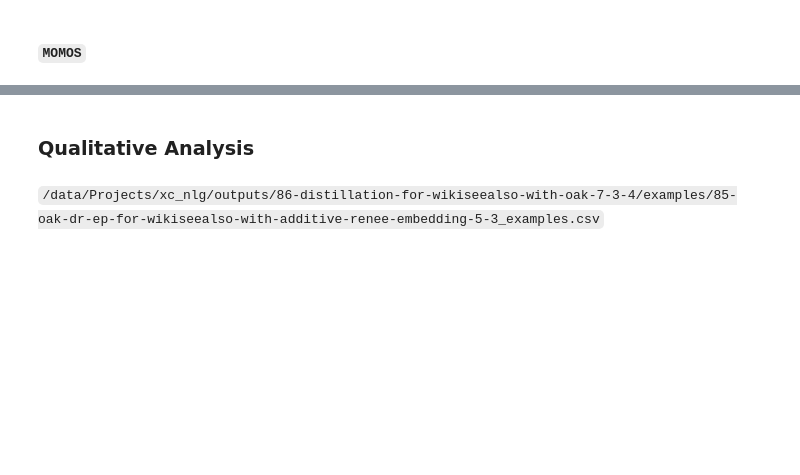
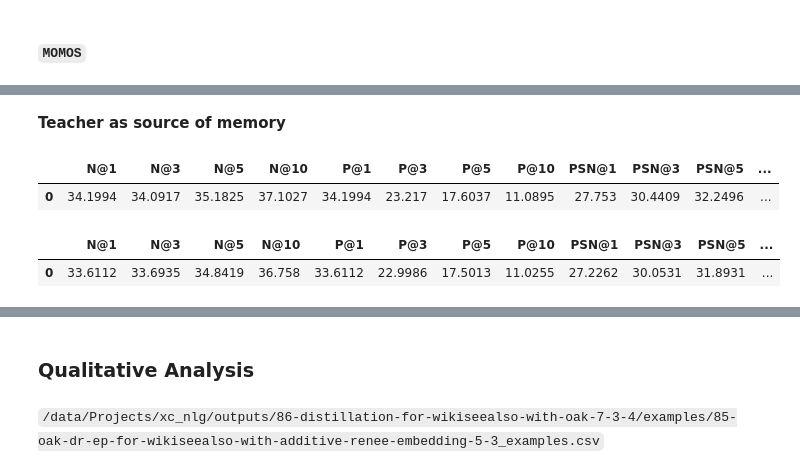
Before and after one commit to suchith720/medic, a Jupyter notebook: nbs/21_experiment-summary.ipynb, the cells around one changed output, grey strips where cells are left out. Drawn from its saved outputs; the diff is of its cells as text; code cells hidden in the pictures; blank space fills up the shorter version.

```diff
--- a/nbs/21_experiment-summary.ipynb
+++ b/nbs/21_experiment-summary.ipynb
@@ -448,0 +456,16 @@ display_metric(m)
+# %% [markdown]
+__Teacher as source of memory__
+# %%
+# Metadata datapoint centroid
+m = {'eval_N@1': 0.34199362993240356, 'eval_N@10': 0.37102705240249634, 'eval_N@3': 0.3409167230129242, 'eval_N@5': 0.3518246114253998, 'eval_P@1': 0.3419936343407599, 'eval_P@10': 0.11089541728870185, 'eval_P@3': 0.23217005135717475, 'eval_P@5': 0.1760369546237333, 'eval_PSN@1': 0.27753040194511414, 'eval_PSN@10': 0.3450949192047119, 'eval_PSN@3': 0.30440929532051086, 'eval_PSN@5': 0.32249584794044495, 'eval_PSP@1': 0.2775304170472095, 'eval_PSP@10': 0.37618305400264973, 'eval_PSP@3': 0.3051767104600429, 'eval_PSP@5': 0.33008956225833397, 'eval_R@10': 0.4196254879158511, 'eval_R@100': 0.555012793775215, 'eval_R@200': 0.5827565720718949, 'eval_loss': 0.14277608692646027}
+display_metric(m)
+# %% [output]
+|  | N@1 | N@3 | N@5 | N@10 | P@1 | P@3 | P@5 | P@10 | PSN@1 | PSN@3 | PSN@5 | ... |
+| 0 | 34.1994 | 34.0917 | 35.1825 | 37.1027 | 34.1994 | 23.217 | 17.6037 | 11.0895 | 27.753 | 30.4409 | 32.2496 | ... |
+# %%
+# Metadata label centroid
+m = {'eval_N@1': 0.33611243963241577, 'eval_N@10': 0.3675803244113922, 'eval_N@3': 0.33693501353263855, 'eval_N@5': 0.34841859340667725, 'eval_P@1': 0.33611244120215195, 'eval_P@10': 0.11025490803596373, 'eval_P@3': 0.22998619834944153, 'eval_P@5': 0.17501281581855946, 'eval_PSN@1': 0.2722616493701935, 'eval_PSN@10': 0.341418594121933, 'eval_PSN@3': 0.30053114891052246, 'eval_PSN@5': 0.3189307451248169, 'eval_PSP@1': 0.2722616527246265, 'eval_PSP@10': 0.37364044182286615, 'eval_PSP@3': 0.30218431540420715, 'eval_PSP@5': 0.32775921876754316, 'eval_R@10': 0.4173007805362308, 'eval_R@100': 0.5546183358469483, 'eval_R@200': 0.5819529648440122, 'eval_loss': 0.1429023146629333}
+display_metric(m)
+# %% [output]
+|  | N@1 | N@3 | N@5 | N@10 | P@1 | P@3 | P@5 | P@10 | PSN@1 | PSN@3 | PSN@5 | ... |
+| 0 | 33.6112 | 33.6935 | 34.8419 | 36.758 | 33.6112 | 22.9986 | 17.5013 | 11.0255 | 27.2262 | 30.0531 | 31.8931 | ... |
```
Also changed, not shown: parts of 4 cells of this notebook, 1 other file.
